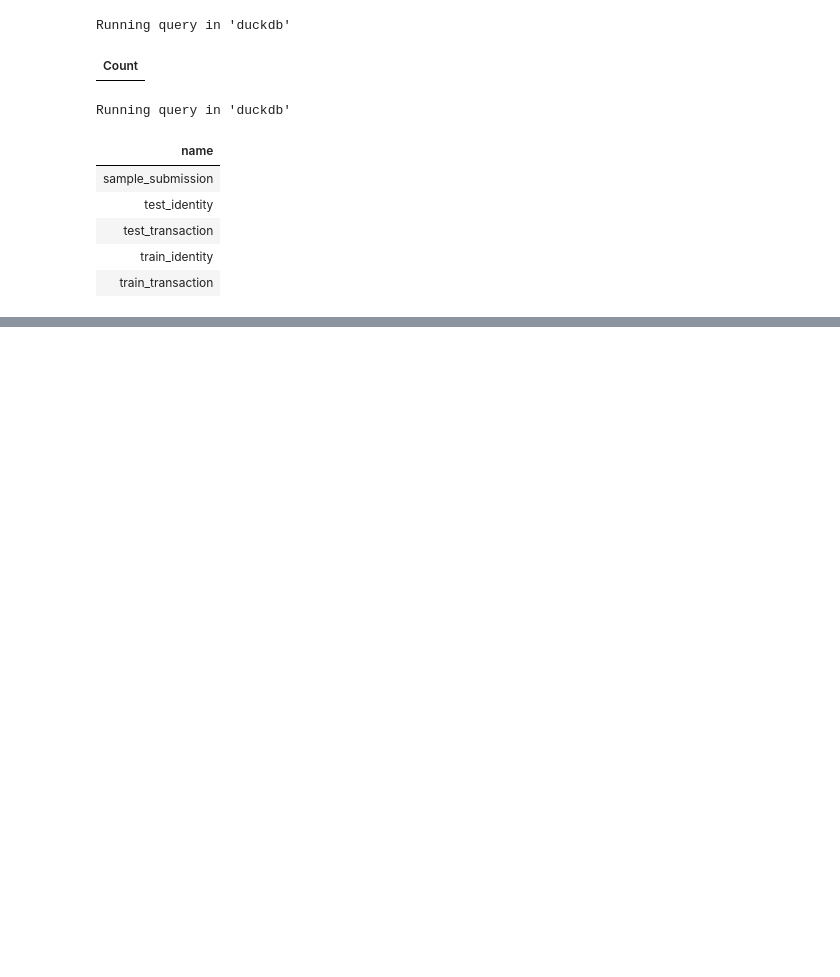
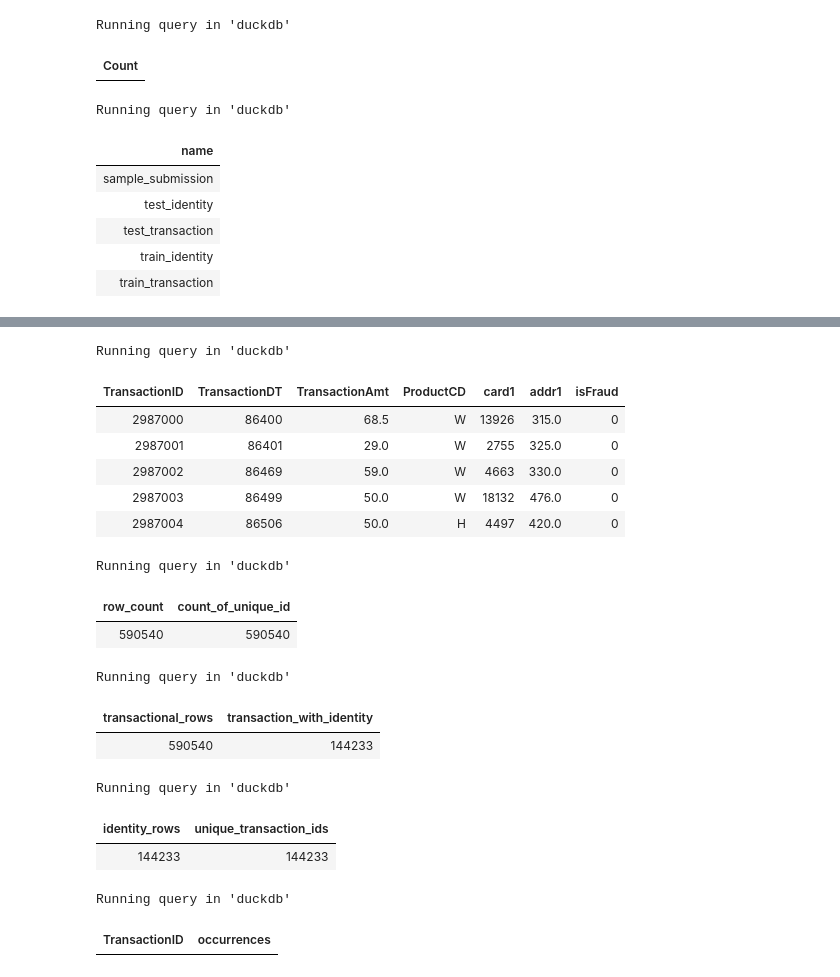
Before and after one commit to Vincent-kiptoo/IEEE-CIS-Fraud-Prioritization, a Jupyter notebook: notebooks/01_dataset_audit.ipynb, the cells around one changed output, grey strips where cells are left out. Drawn from its saved outputs; the diff is of its cells as text; code cells hidden in the pictures; blank space fills up the shorter version.

```diff
--- a/notebooks/01_dataset_audit.ipynb
+++ b/notebooks/01_dataset_audit.ipynb
@@ -121,0 +190,72 @@ FROM
+# %%
+%%sql
+
+SELECT
+    TransactionID,
+    TransactionDT,
+    TransactionAmt,
+    ProductCD,
+    card1,
+    addr1,
+    isFraud
+FROM train_transaction
+LIMIT 5;
+# %% [output]
+Running query in 'duckdb'
+| TransactionID | TransactionDT | TransactionAmt | ProductCD | card1 | addr1 | isFraud |
+| 2987000 | 86400 | 68.5 | W | 13926 | 315.0 | 0 |
+| 2987001 | 86401 | 29.0 | W | 2755 | 325.0 | 0 |
+| 2987002 | 86469 | 59.0 | W | 4663 | 330.0 | 0 |
+| 2987003 | 86499 | 50.0 | W | 18132 | 476.0 | 0 |
+| 2987004 | 86506 | 50.0 | H | 4497 | 420.0 | 0 |
+# %%
+%%sql
+-- Determines whether unique identifiers are really unique
+SELECT
+    COUNT(*) AS row_count,
+    COUNT(DISTINCT TransactionID) as count_of_unique_id
+FROM train_transaction
+# %% [output]
+Running query in 'duckdb'
+| row_count | count_of_unique_id |
+| 590540 | 590540 |
+# %%
+%%sql
+SELECT
+    COUNT(*) AS transactional_rows,
+    COUNT(i.TransactionID) AS transaction_with_identity
+FROM train_transaction t
+LEFT JOIN train_identity i
+    ON t.TransactionID = i.TransactionID;
+# %% [output]
+Running query in 'duckdb'
+| transactional_rows | transaction_with_identity |
+| 590540 | 144233 |
+# %%
+%%sql
+-- Determines the uniqueness inside train_identity
+
+SELECT
+    COUNT(*) AS identity_rows,
+    COUNT(DISTINCT TransactionID) AS unique_transaction_ids
+FROM train_identity;
+# %% [output]
+Running query in 'duckdb'
+| identity_rows | unique_transaction_ids |
+| 144233 | 144233 |
+# %%
+%%sql
+
+-- Checks for duplicates  in TransactionID
+
+SELECT
+    TransactionID,
+    COUNT(*) AS occurrences
+FROM train_identity
+GROUP BY TransactionID
+HAVING COUNT(*) > 1
+ORDER BY occurrences DESC
+LIMIT 10;
+# %% [output]
+Running query in 'duckdb'
+| TransactionID | occurrences |
```
Also changed, not shown: parts of 18 cells of this notebook.
